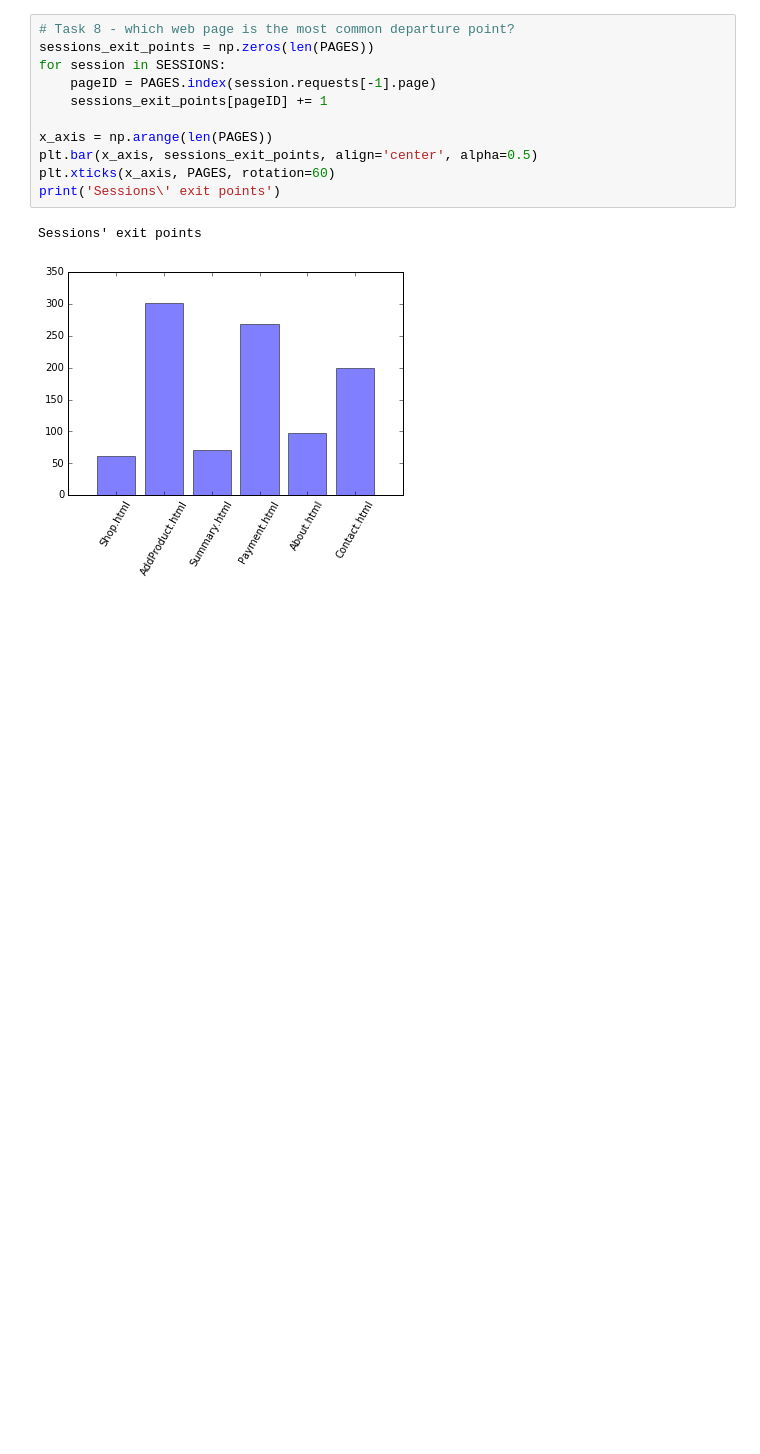
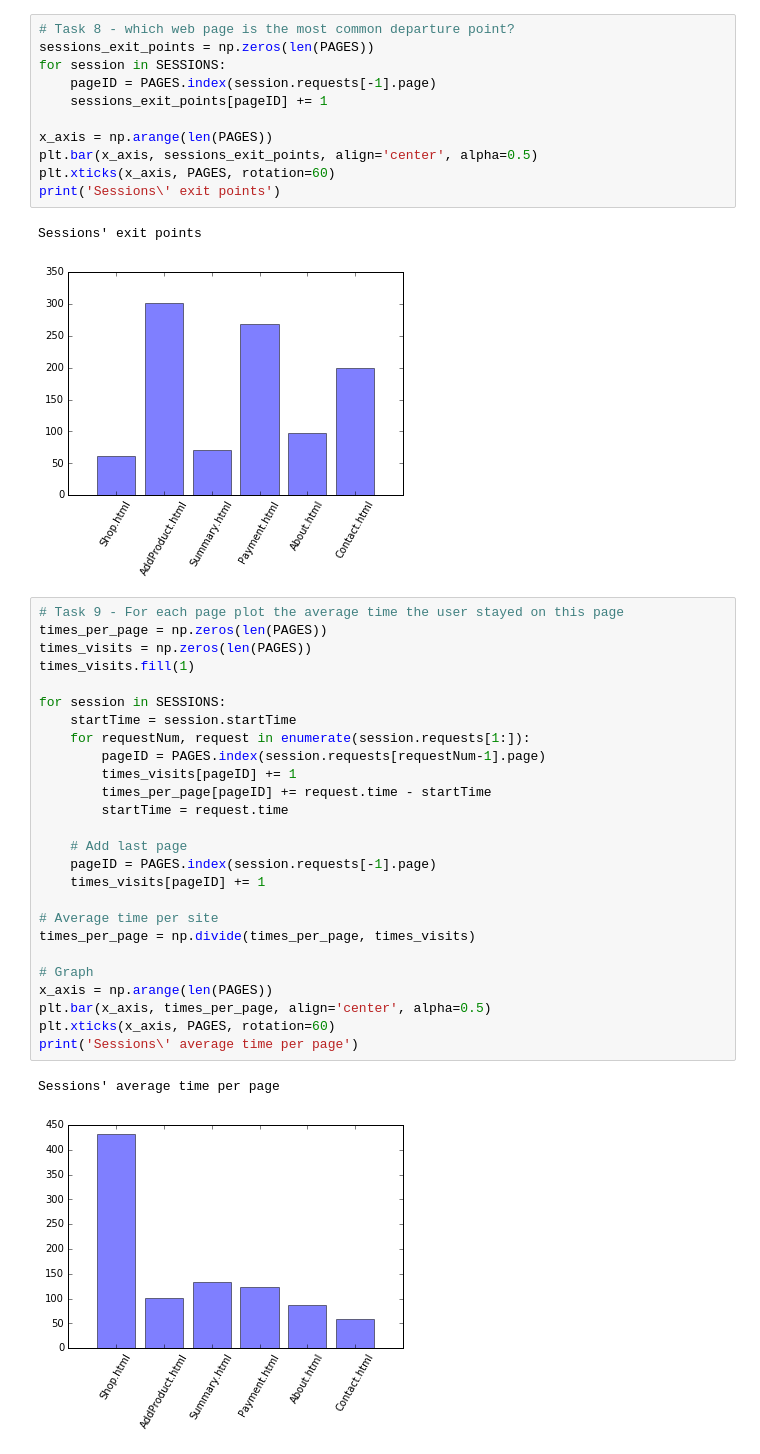
Before and after one commit to Bartosz-Gorka-Archive/information_retrieval_put_poznan_2018, a Jupyter notebook: Exercise_10/Exercise_10.ipynb, the cells around one changed output. Cells and saved outputs as stored; diff of their text form; blank space fills up the shorter version.

Commit message:
Task 9 - Average time per page inside requests

```diff
--- a/Exercise_10/Exercise_10.ipynb
+++ b/Exercise_10/Exercise_10.ipynb
@@ -246,3 +247,32 @@ print('Sessions\' exit points')
 # %% [output]
 Sessions' exit points
 [figure]
+# %%
+# Task 9 - For each page plot the average time the user stayed on this page
+times_per_page = np.zeros(len(PAGES))
+times_visits = np.zeros(len(PAGES))
+times_visits.fill(1)
+
+for session in SESSIONS:
+    startTime = session.startTime
+    for requestNum, request in enumerate(session.requests[1:]):
+        pageID = PAGES.index(session.requests[requestNum-1].page)
+        times_visits[pageID] += 1
+        times_per_page[pageID] += request.time - startTime
+        startTime = request.time
+
+    # Add last page
+    pageID = PAGES.index(session.requests[-1].page)
+    times_visits[pageID] += 1
+
+# Average time per site
+times_per_page = np.divide(times_per_page, times_visits)
+
+# Graph
+x_axis = np.arange(len(PAGES))
+plt.bar(x_axis, times_per_page, align='center', alpha=0.5)
+plt.xticks(x_axis, PAGES, rotation=60)
+print('Sessions\' average time per page')
+# %% [output]
+Sessions' average time per page
+[figure, added]
```
Also changed, not shown: parts of 1 cell of this notebook.
